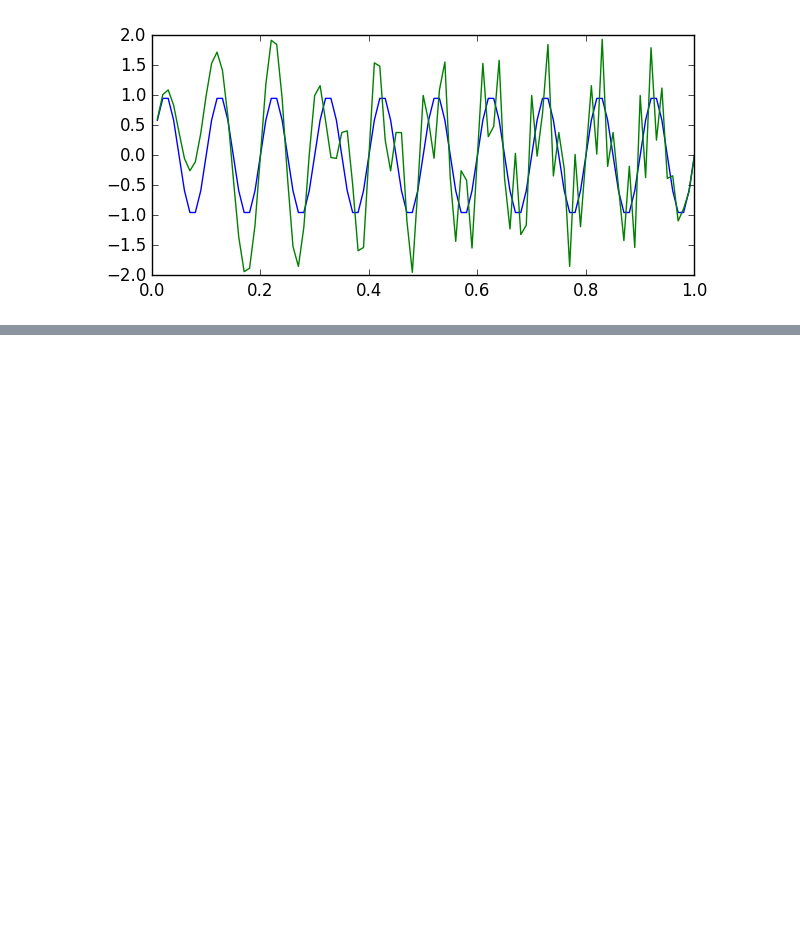
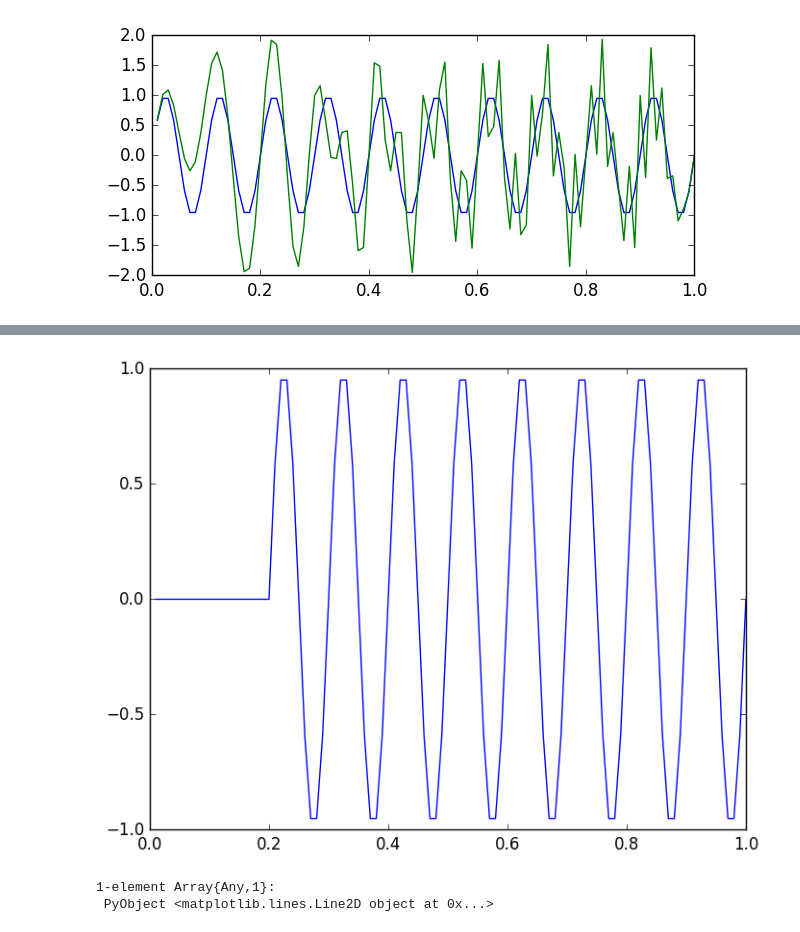
Before and after one commit to zzar43/MATH_600, a Jupyter notebook: WVD.ipynb, the cells around one changed output, grey strips where cells are left out. Cells and saved outputs as stored; diff of their text form; code cells hidden in the pictures; blank space fills up the shorter version.

```diff
--- a/WVD.ipynb
+++ b/WVD.ipynb
@@ -131,0 +193,12 @@ colorbar();
+# %%
+x3 = sin(2*pi*10*t); x3[1:20] = 0;
+W3_1 = WVD_da(x3);
+W3_2 = WVD_da1(x3);
+W3_3 = WVD_da2(x3);
+W3_4 = WVD_da3(x3);
+# %%
+plot(t,x3)
+# %% [output]
+[figure, added]
+1-element Array{Any,1}:
+ PyObject <matplotlib.lines.Line2D object at 0x...>
```
Also changed, not shown: parts of 21 cells of this notebook.
